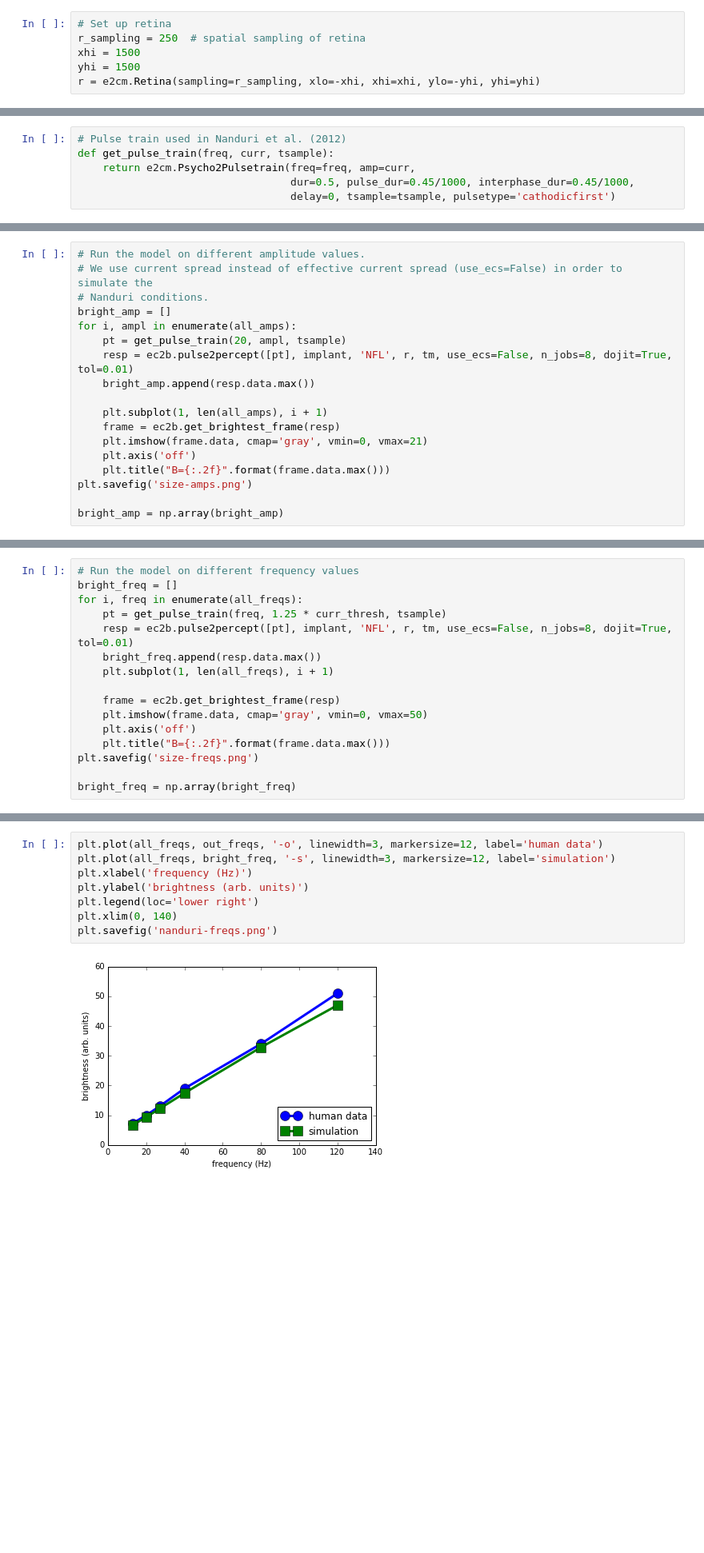
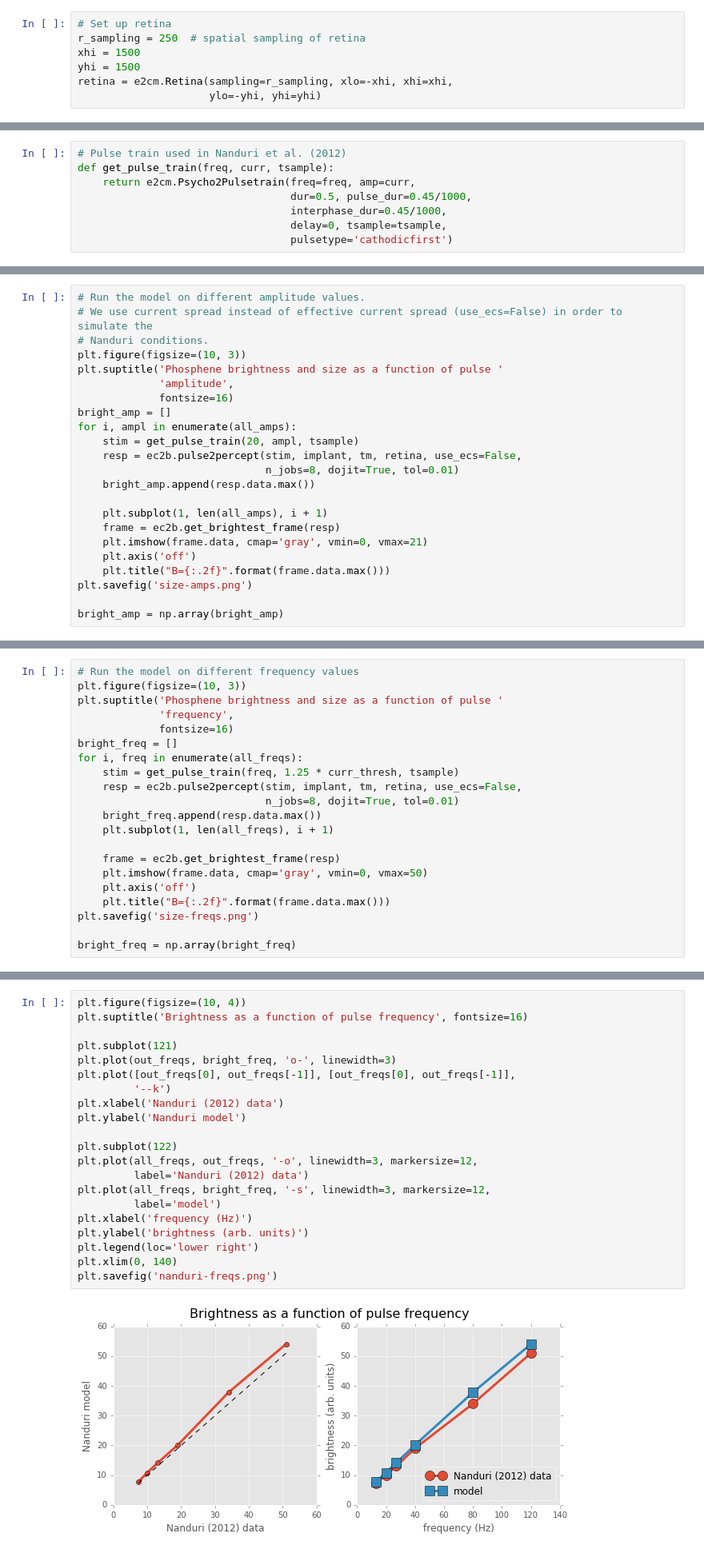
Before and after one commit to pulse2percept/pulse2percept, a Jupyter notebook: examples/notebooks/1.0-exp-nanduri2012.ipynb, the cells around one changed output, grey strips where cells are left out. Shown: that part at 80% size. Saved outputs shown, nothing was run; the diff lists cells and outputs as text; blank space fills up the shorter version.

```diff
--- a/examples/notebooks/1.0-exp-nanduri2012.ipynb
+++ b/examples/notebooks/1.0-exp-nanduri2012.ipynb
@@ -11,6 +12,7 @@ import matplotlib.pyplot as plt
 r_sampling = 250  # spatial sampling of retina
 xhi = 1500
 yhi = 1500
-r = e2cm.Retina(sampling=r_sampling, xlo=-xhi, xhi=xhi, ylo=-yhi, yhi=yhi)
+retina = e2cm.Retina(sampling=r_sampling, xlo=-xhi, xhi=xhi,
+                     ylo=-yhi, yhi=yhi)
 # %%
 # Set up electrode array
@@ -29,7 +27,9 @@ threshold current = 21.24 uA
 # Pulse train used in Nanduri et al. (2012)
 def get_pulse_train(freq, curr, tsample):
     return e2cm.Psycho2Pulsetrain(freq=freq, amp=curr,
-                                  dur=0.5, pulse_dur=0.45/1000, interphase_dur=0.45/1000,
-                                  delay=0, tsample=tsample, pulsetype='cathodicfirst')
+                                  dur=0.5, pulse_dur=0.45/1000,
+                                  interphase_dur=0.45/1000,
+                                  delay=0, tsample=tsample,
+                                  pulsetype='cathodicfirst')
 # %%
 pulse_train = get_pulse_train(20, 1.25 * curr_thresh, tsample)
@@ -55,10 +65,15 @@ out_freqs = np.array([7.3, 10, 13, 19, 34, 51])
 # Run the model on different amplitude values.
 # We use current spread instead of effective current spread (use_ecs=False) in order to simulate the
 # Nanduri conditions.
+plt.figure(figsize=(10, 3))
+plt.suptitle('Phosphene brightness and size as a function of pulse '
+             'amplitude',
+             fontsize=16)
 bright_amp = []
 for i, ampl in enumerate(all_amps):
-    pt = get_pulse_train(20, ampl, tsample)
-    resp = ec2b.pulse2percept([pt], implant, 'NFL', r, tm, use_ecs=False, n_jobs=8, dojit=True, tol=0.01)
+    stim = get_pulse_train(20, ampl, tsample)
+    resp = ec2b.pulse2percept(stim, implant, tm, retina, use_ecs=False,
+                              n_jobs=8, dojit=True, tol=0.01)
     bright_amp.append(resp.data.max())
 
     plt.subplot(1, len(all_amps), i + 1)
@@ -74,9 +94,14 @@ bright_amp = np.array(bright_amp)
 # %%
 # Run the model on different frequency values
+plt.figure(figsize=(10, 3))
+plt.suptitle('Phosphene brightness and size as a function of pulse '
+             'frequency',
+             fontsize=16)
 bright_freq = []
 for i, freq in enumerate(all_freqs):
-    pt = get_pulse_train(freq, 1.25 * curr_thresh, tsample)
-    resp = ec2b.pulse2percept([pt], implant, 'NFL', r, tm, use_ecs=False, n_jobs=8, dojit=True, tol=0.01)
+    stim = get_pulse_train(freq, 1.25 * curr_thresh, tsample)
+    resp = ec2b.pulse2percept(stim, implant, tm, retina, use_ecs=False,
+                              n_jobs=8, dojit=True, tol=0.01)
     bright_freq.append(resp.data.max())
     plt.subplot(1, len(all_freqs), i + 1)
 
@@ -119,10 +146,23 @@ plt.ylabel('Nanduri model')
 # %%
-plt.plot(all_freqs, out_freqs, '-o', linewidth=3, markersize=12, label='human data')
-plt.plot(all_freqs, bright_freq, '-s', linewidth=3, markersize=12, label='simulation')
+plt.figure(figsize=(10, 4))
+plt.suptitle('Brightness as a function of pulse frequency', fontsize=16)
+
+plt.subplot(121)
+plt.plot(out_freqs, bright_freq, 'o-', linewidth=3)
+plt.plot([out_freqs[0], out_freqs[-1]], [out_freqs[0], out_freqs[-1]],
+         '--k')
+plt.xlabel('Nanduri (2012) data')
+plt.ylabel('Nanduri model')
+
+plt.subplot(122)
+plt.plot(all_freqs, out_freqs, '-o', linewidth=3, markersize=12,
+         label='Nanduri (2012) data')
+plt.plot(all_freqs, bright_freq, '-s', linewidth=3, markersize=12,
+         label='model')
 plt.xlabel('frequency (Hz)')
 plt.ylabel('brightness (arb. units)')
 plt.legend(loc='lower right')
 plt.xlim(0, 140)
 plt.savefig('nanduri-freqs.png')
 # %% [output]
-[figure, old version]
+[figure, new version]
```
Also changed, not shown: parts of 8 cells of this notebook, 15 other files.
